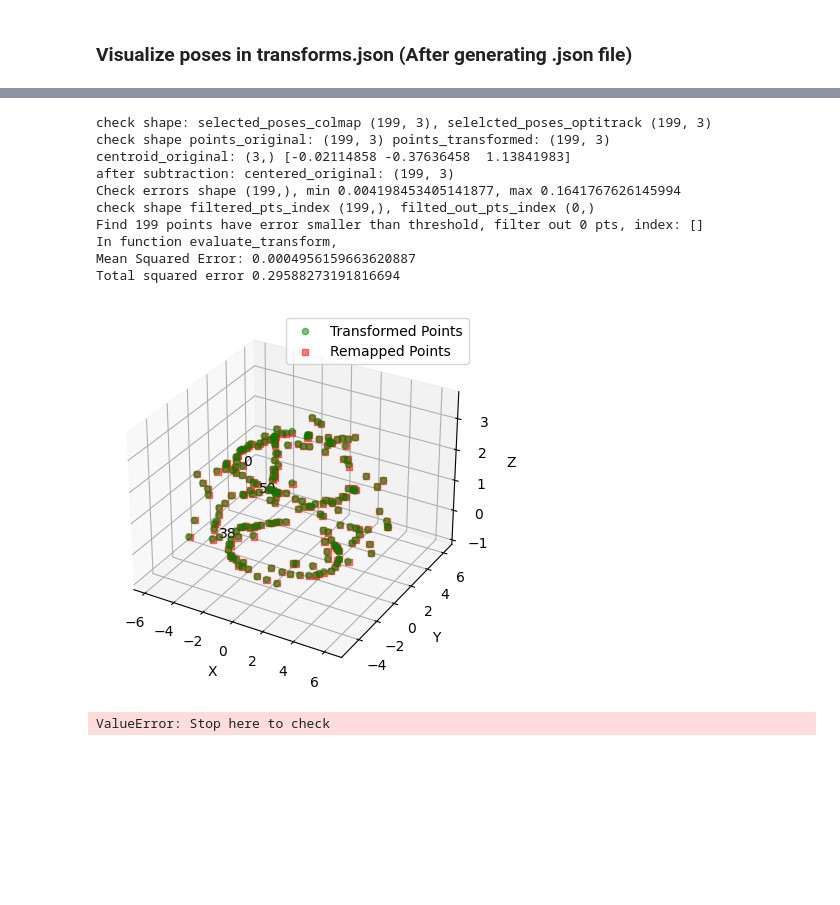
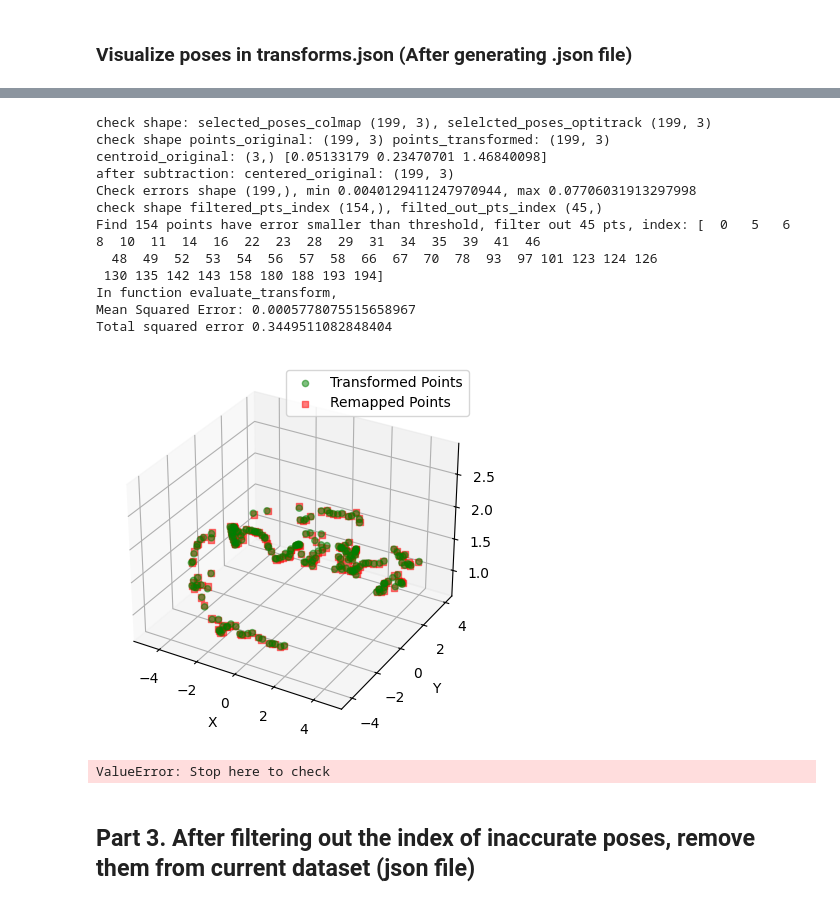
Before and after one commit to RuihanGao/3DTexture, a Jupyter notebook: ideas/20231103_visualize_camera_poses_3D.ipynb, the cells around one changed output, grey strips where cells are left out. Drawn from its saved outputs; the diff is of its cells as text; code cells hidden in the pictures; blank space fills up the shorter version.

```diff
--- a/ideas/20231103_visualize_camera_poses_3D.ipynb
+++ b/ideas/20231103_visualize_camera_poses_3D.ipynb
@@ -154,88 +135,51 @@ check shape poses_colmap (202, 4, 4), poses_optitrack (202, 4, 4)
-# %%
-def estimate_transform(points_original, points_transformed, verbose=False):
-    """
-    Given the coordinates of a set of points in two coordinate frames, estimate the homogeneous transform between two frames.
-    Input:
-        points_original: a list of points in the original coordinate frame, shape (N, 3)
-        points_transformed: a list of points in the transformed coordinate frame, shape (N, 3)
-    """
-    # Convert the points to numpy arrays
-    points_original = np.array(points_original)
-    points_transformed = np.array(points_transformed)
-    if verbose:
-        print(
-            f"check shape points_original: {points_original.shape} points_transformed: {points_transformed.shape}"
-        )
-    # Compute the centroid
-    centroid_original = np.mean(points_original, axis=0)
-    centroid_transformed = np.mean(points_transformed, axis=0)
-
-    if verbose:
-        print(f"centroid_original: {centroid_original.shape} {centroid_original}")
-    # Center the points
-    centered_original = points_original - centroid_original
-    print(f"after subtraction: centered_original: {centered_original.shape} ")
-    centered_transformed = points_transformed - centroid_transformed
-    # Compute the covariance matrix
-    H = np.dot(centered_original.T, centered_transformed)
-    # Use SVD to compute the rotation matrix
-    U, S, Vt = np.linalg.svd(H)
-    R = np.dot(Vt.T, U.T)
-    # Handle the reflection case
-    if np.linalg.det(R) < 0:
-        Vt[2, :] *= -1
-        R = np.dot(Vt.T, U.T)
-    # Compute the translation
-    t = centroid_transformed.T - np.dot(R, centroid_original.T)
-    # Assemble the transformation matrix
-    Transform = np.eye(4)
-    Transform[:3, :3] = R
-    Transform[:3, 3] = t
-    return Transform
 # %%
 # Evaluate with all points
 all_poses_colmap = poses_colmap[:, :3, 3]
 all_poses_optitrack = poses_optitrack[:, :3, 3]
 
 all_indexes = np.arange(poses_colmap.shape[0])
-exception_indexes = [0, 38, 50]
+exception_indexes = [6, 56, 57, 103, 174, 179]
 selected_indexes = all_indexes[~np.isin(all_indexes, exception_indexes)]
 
 selected_poses_colmap = all_poses_colmap[selected_indexes]
 selected_poses_optitrack = all_poses_optitrack[selected_indexes]
 print(f"check shape: selected_poses_colmap {selected_poses_colmap.shape}, selelcted_poses_optitrack {selected_poses_optitrack.shape}")
 
 # # check shape points_original: (55, 3) points_transformed: (55, 3)
 # # centroid_original: (3,) [ 0.052693   -1.37772379  0.57728615]
 
 # all_poses_colmap = poses_colmap
 # all_poses_optitrack = poses_optitrack
 # check shape points_original: (55, 4, 4) points_transformed: (55, 4, 4)
 # centroid_original: (4, 4) [[ 2.82130081e-01 -9.46511503e-11  3.74037681e-02  5.26929980e-02]
 #  [ 3.37719244e-02  1.22118737e-11 -2.80435819e-01 -1.37772379e+00]
 #  [ 7.81137720e-02  9.62534920e-01  1.48071263e-01  5.77286146e-01]
 #  [ 0.00000000e+00  0.00000000e+00  0.00000000e+00  1.00000000e+00]]
 
 # obtain today's date
 today = datetime.today().strftime("%Y%m%d")
 
 # Transform = estimate_transform(all_poses_colmap, all_poses_optitrack, verbose=True)
 Transform = estimate_transform(selected_poses_colmap, selected_poses_optitrack, verbose=True)
 save_path = f"logs/{today}_found_naughty_frames_{obj_name}.png"
-evaluate_transform(selected_poses_colmap, selected_poses_optitrack, Transform, save_plot=False, show_plot=True, draw_idx=True, save_path=save_path, rank_error=True, idx_list=[0, 38, 50]) # , idx_list=exception_indexes
+evaluate_transform(selected_poses_colmap, selected_poses_optitrack, Transform, save_plot=False, show_plot=True, draw_idx=True, save_path=save_path, rank_error=True, error_threshold=0.05, idx_list=[]) # , idx_list=exception_indexes
 # %% [output]
 check shape: selected_poses_colmap (199, 3), selelcted_poses_optitrack (199, 3)
 check shape points_original: (199, 3) points_transformed: (199, 3)
-centroid_original: (3,) [-0.02114858 -0.37636458  1.13841983]
+centroid_original: (3,) [0.05133179 0.23470701 1.46840098]
 after subtraction: centered_original: (199, 3)
-Check errors shape (199,), min 0.004198453405141877, max 0.1641767626145994
-check shape filtered_pts_index (199,), filted_out_pts_index (0,)
-Find 199 points have error smaller than threshold, filter out 0 pts, index: []
+Check errors shape (199,), min 0.0040129411247970944, max 0.07706031913297998
+check shape filtered_pts_index (154,), filted_out_pts_index (45,)
+Find 154 points have error smaller than threshold, filter out 45 pts, index: [  0   5   6   8  10  11  14  16  22  23  28  29  31  34  35  39  41  46
+  48  49  52  53  54  56  57  58  66  67  70  78  93  97 101 123 124 126
+ 130 135 142 143 158 180 188 193 194]
 In function evaluate_transform,
-Mean Squared Error: 0.0004956159663620887
-Total squared error 0.29588273191816694
+Mean Squared Error: 0.0005778075515658967
+Total squared error 0.3449511082848404
-[figure, old version]
+[figure, new version]
 # %%
 raise ValueError("Stop here to check")
 # %% [output]
 ValueError: Stop here to check
+# %% [markdown]
+## Part 3. After filtering out the index of inaccurate poses, remove them from current dataset (json file)
```
Also changed, not shown: parts of 15 cells of this notebook, 3 other files.
